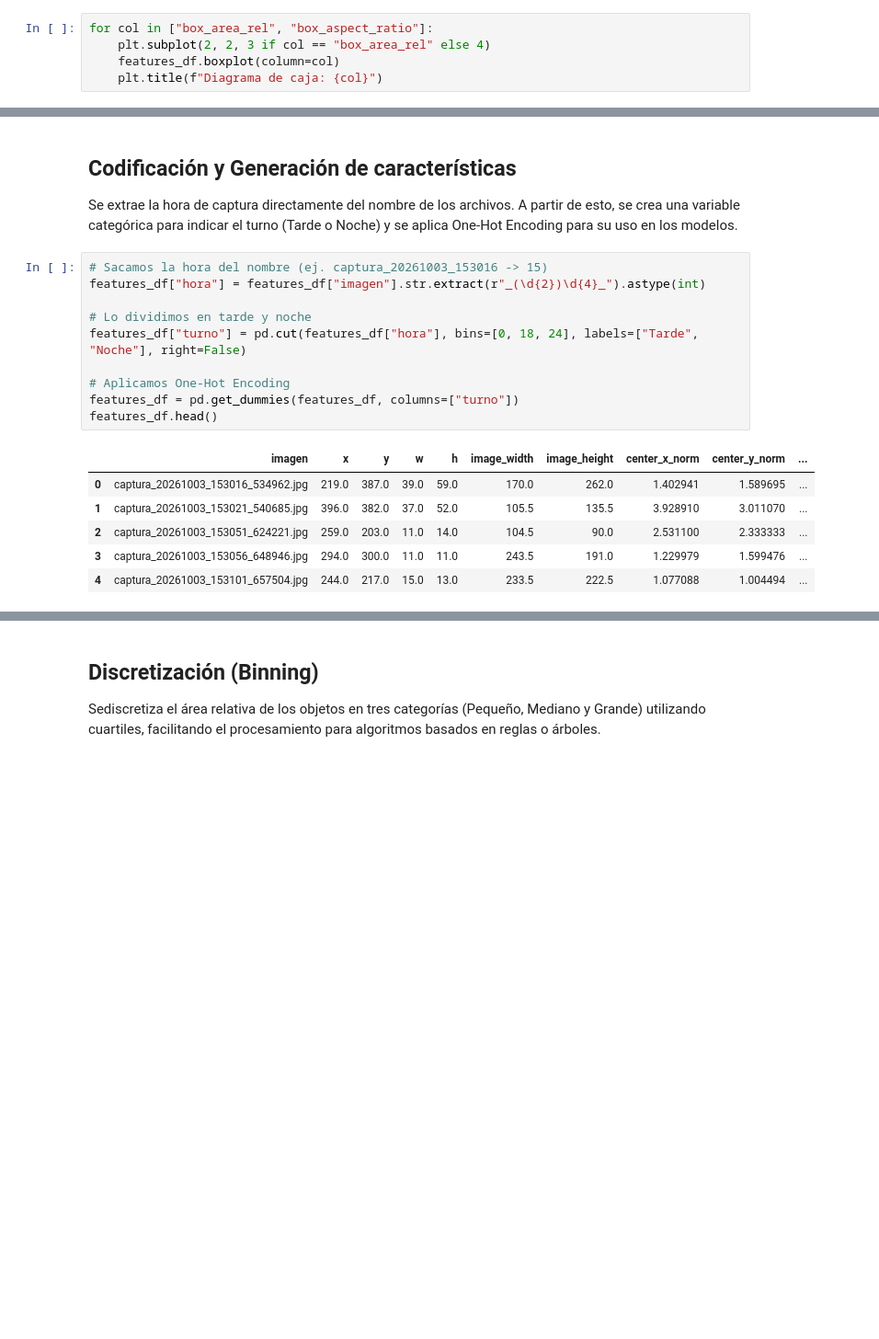
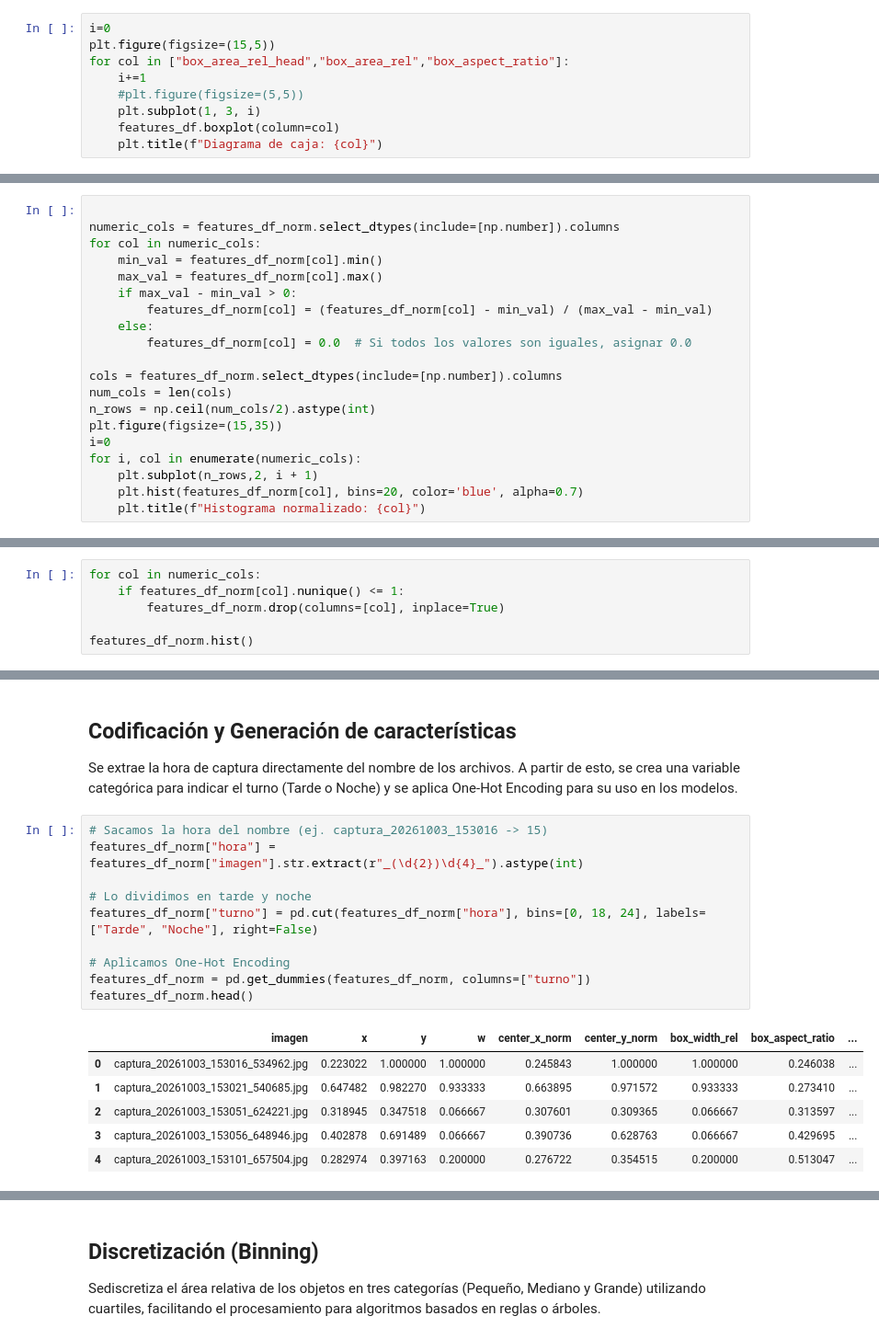
Before and after one commit to MarceloIsmael21/TC5031.10_ProyectoIntegrador, a Jupyter notebook: Notebooks/02_FE.ipynb, the cells around one changed output, grey strips where cells are left out. Shown at 92% size. Cells and saved outputs as stored; diff of their text form; blank space fills up the shorter version.

```diff
--- a/Notebooks/02_FE.ipynb
+++ b/Notebooks/02_FE.ipynb
@@ -160,6 +161,10 @@ features_df.head()
 # %%
-for col in ["box_area_rel", "box_aspect_ratio"]:
-    plt.subplot(2, 2, 3 if col == "box_area_rel" else 4)
+i=0
+plt.figure(figsize=(15,5))
+for col in ["box_area_rel_head","box_area_rel","box_aspect_ratio"]:
+    i+=1
+    #plt.figure(figsize=(5,5))
+    plt.subplot(1, 3, i)
     features_df.boxplot(column=col)
     plt.title(f"Diagrama de caja: {col}")
 # %% [output]
@@ -177,0 +209,20 @@ features_df = features_df.dropna().reset_index(drop=True)
+# %%
+
+numeric_cols = features_df_norm.select_dtypes(include=[np.number]).columns
+for col in numeric_cols:
+    min_val = features_df_norm[col].min()
+    max_val = features_df_norm[col].max()
+    if max_val - min_val > 0:
+        features_df_norm[col] = (features_df_norm[col] - min_val) / (max_val - min_val)
+    else:
+        features_df_norm[col] = 0.0  # Si todos los valores son iguales, asignar 0.0
+
+cols = features_df_norm.select_dtypes(include=[np.number]).columns
+num_cols = len(cols)
+n_rows = np.ceil(num_cols/2).astype(int)
+plt.figure(figsize=(15,35))
+i=0
+for i, col in enumerate(numeric_cols):
+    plt.subplot(n_rows,2, i + 1)
+    plt.hist(features_df_norm[col], bins=20, color='blue', alpha=0.7)
+    plt.title(f"Histograma normalizado: {col}")
@@ -177,0 +247,6 @@ features_df = features_df.dropna().reset_index(drop=True)
+# %%
+for col in numeric_cols:
+    if features_df_norm[col].nunique() <= 1:
+        features_df_norm.drop(columns=[col], inplace=True)
+
+features_df_norm.hist()
@@ -181,18 +271,18 @@ features_df = features_df.dropna().reset_index(drop=True)
 Se extrae la hora de captura directamente del nombre de los archivos. A partir de esto, se crea una variable categórica para indicar el turno (Tarde o Noche) y se aplica One-Hot Encoding para su uso en los modelos.
 # %%
 # Sacamos la hora del nombre (ej. captura_20261003_153016 -> 15)
-features_df["hora"] = features_df["imagen"].str.extract(r"_(\d{2})\d{4}_").astype(int)
+features_df_norm["hora"] = features_df_norm["imagen"].str.extract(r"_(\d{2})\d{4}_").astype(int)
 
 # Lo dividimos en tarde y noche
-features_df["turno"] = pd.cut(features_df["hora"], bins=[0, 18, 24], labels=["Tarde", "Noche"], right=False)
+features_df_norm["turno"] = pd.cut(features_df_norm["hora"], bins=[0, 18, 24], labels=["Tarde", "Noche"], right=False)
 
 # Aplicamos One-Hot Encoding
-features_df = pd.get_dummies(features_df, columns=["turno"])
-features_df.head()
+features_df_norm = pd.get_dummies(features_df_norm, columns=["turno"])
+features_df_norm.head()
 # %% [output]
-|  | imagen | x | y | w | h | image_width | image_height | center_x_norm | center_y_norm | ... |
-| 0 | captura_20261003_153016_534962.jpg | 219.0 | 387.0 | 39.0 | 59.0 | 170.0 | 262.0 | 1.402941 | 1.589695 | ... |
-| 1 | captura_20261003_153021_540685.jpg | 396.0 | 382.0 | 37.0 | 52.0 | 105.5 | 135.5 | 3.928910 | 3.011070 | ... |
-| 2 | captura_20261003_153051_624221.jpg | 259.0 | 203.0 | 11.0 | 14.0 | 104.5 | 90.0 | 2.531100 | 2.333333 | ... |
-| 3 | captura_20261003_153056_648946.jpg | 294.0 | 300.0 | 11.0 | 11.0 | 243.5 | 191.0 | 1.229979 | 1.599476 | ... |
-| 4 | captura_20261003_153101_657504.jpg | 244.0 | 217.0 | 15.0 | 13.0 | 233.5 | 222.5 | 1.077088 | 1.004494 | ... |
+|  | imagen | x | y | w | center_x_norm | center_y_norm | box_width_rel | box_aspect_ratio | ... |
+| 0 | captura_20261003_153016_534962.jpg | 0.223022 | 1.000000 | 1.000000 | 0.245843 | 1.000000 | 1.000000 | 0.246038 | ... |
+| 1 | captura_20261003_153021_540685.jpg | 0.647482 | 0.982270 | 0.933333 | 0.663895 | 0.971572 | 0.933333 | 0.273410 | ... |
+| 2 | captura_20261003_153051_624221.jpg | 0.318945 | 0.347518 | 0.066667 | 0.307601 | 0.309365 | 0.066667 | 0.313597 | ... |
+| 3 | captura_20261003_153056_648946.jpg | 0.402878 | 0.691489 | 0.066667 | 0.390736 | 0.628763 | 0.066667 | 0.429695 | ... |
+| 4 | captura_20261003_153101_657504.jpg | 0.282974 | 0.397163 | 0.200000 | 0.276722 | 0.354515 | 0.200000 | 0.513047 | ... |
```
Also changed, not shown: parts of 24 cells of this notebook, 1 other file.
